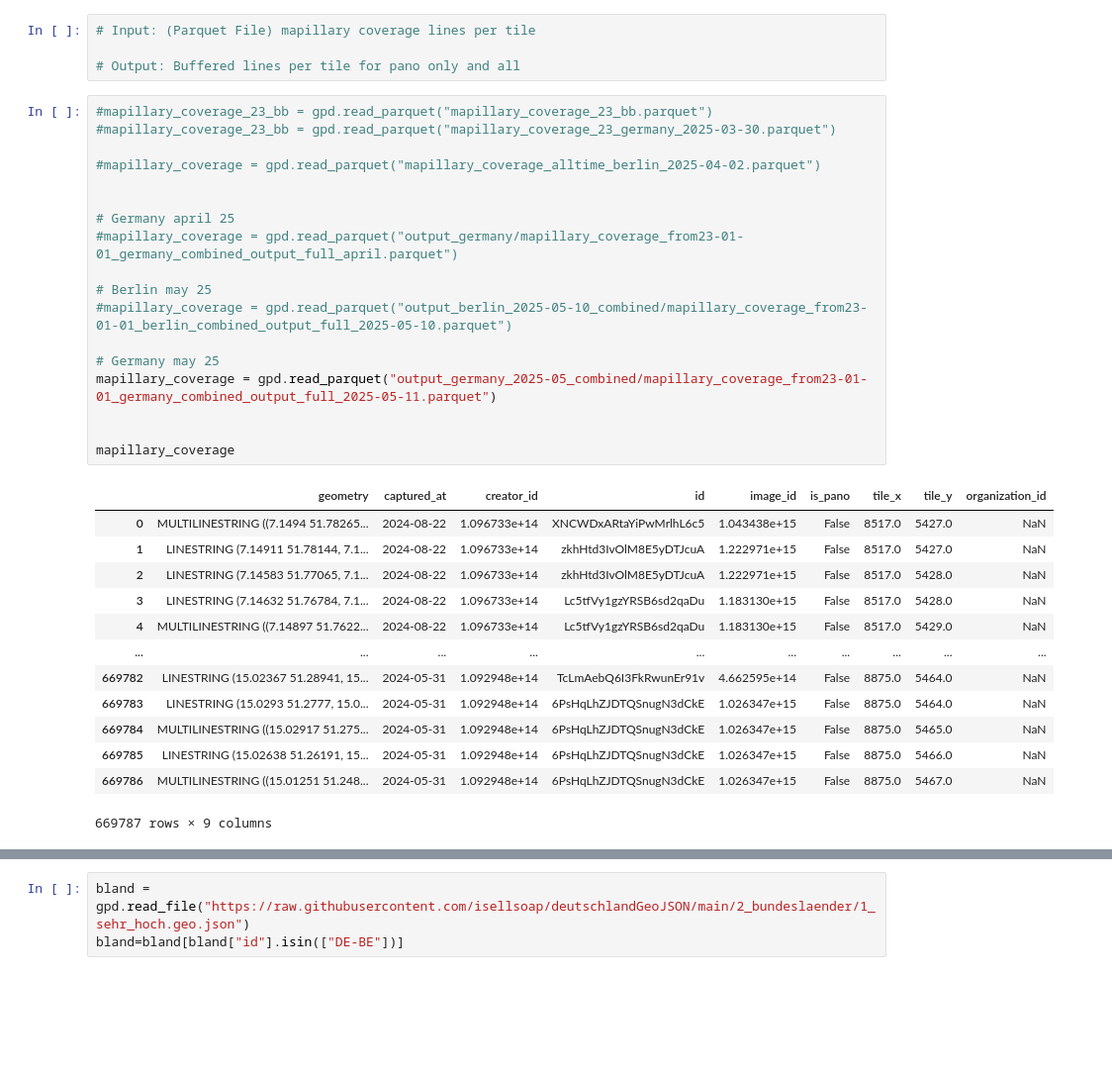
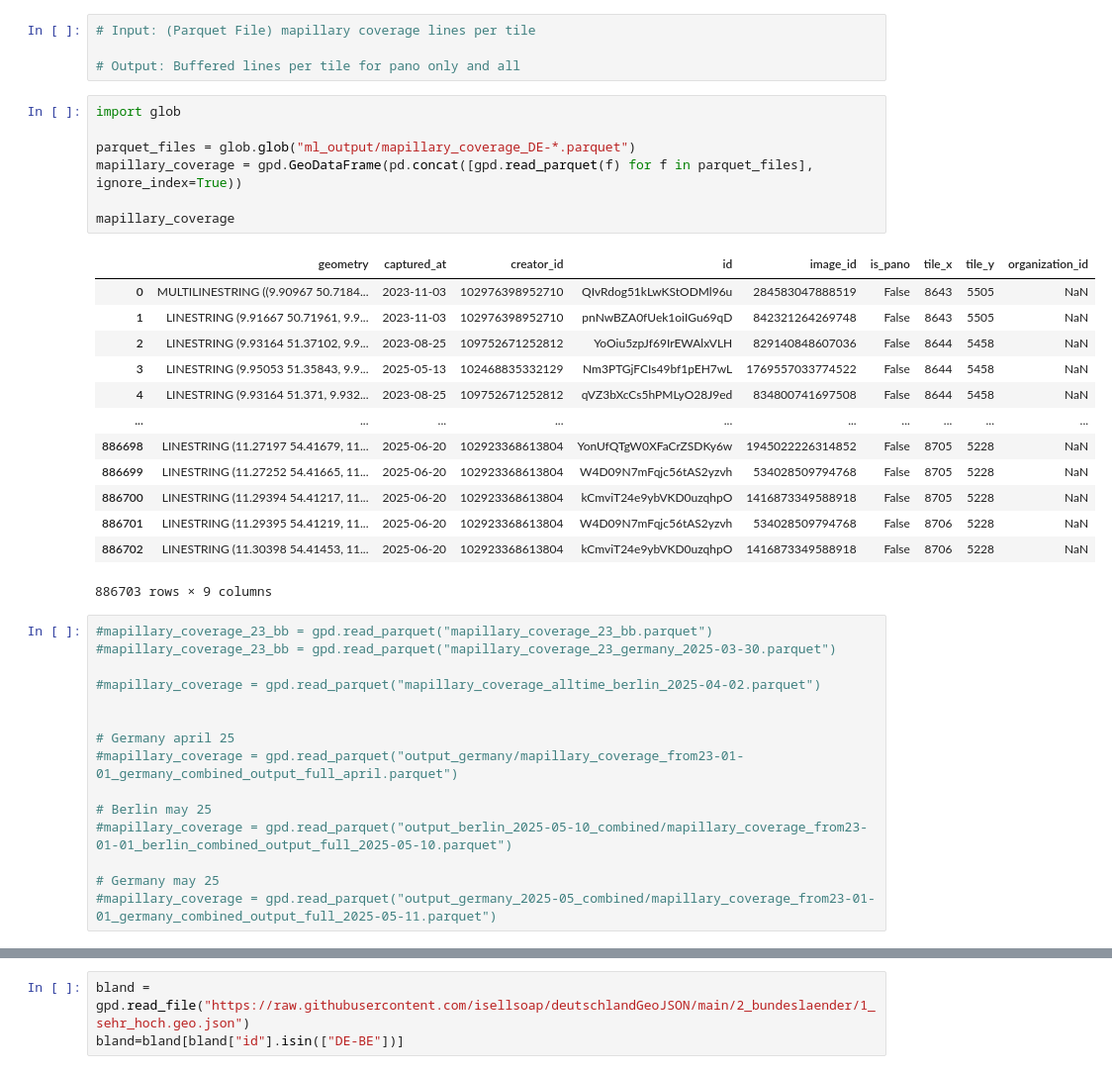
Before and after one commit to vizsim/mapillary_coverage, a Jupyter notebook: 2_create_buffer_coverage.ipynb, the cells around one changed output, grey strips where cells are left out. Shown at 99% size. Drawn from its saved outputs; the diff is of its cells as text; blank space fills up the shorter version.

```diff
--- a/2_create_buffer_coverage.ipynb
+++ b/2_create_buffer_coverage.ipynb
@@ -8,6 +8,27 @@ import matplotlib.pyplot as plt
 # Input: (Parquet File) mapillary coverage lines per tile
 
 # Output: Buffered lines per tile for pano only and all
+# %%
+import glob
+
+parquet_files = glob.glob("ml_output/mapillary_coverage_DE-*.parquet")
+mapillary_coverage = gpd.GeoDataFrame(pd.concat([gpd.read_parquet(f) for f in parquet_files], ignore_index=True))
+
+mapillary_coverage
+# %% [output]
+|  | geometry | captured_at | creator_id | id | image_id | is_pano | tile_x | tile_y | organization_id |
+| 0 | MULTILINESTRING ((9.90967 50.7184... | 2023-11-03 | 102976398952710 | QIvRdog51kLwKStODMl96u | 284583047888519 | False | 8643 | 5505 | NaN |
+| 1 | LINESTRING (9.91667 50.71961, 9.9... | 2023-11-03 | 102976398952710 | pnNwBZA0fUek1oiIGu69qD | 842321264269748 | False | 8643 | 5505 | NaN |
+| 2 | LINESTRING (9.93164 51.37102, 9.9... | 2023-08-25 | 109752671252812 | YoOiu5zpJf69IrEWAlxVLH | 829140848607036 | False | 8644 | 5458 | NaN |
+| 3 | LINESTRING (9.95053 51.35843, 9.9... | 2025-05-13 | 102468835332129 | Nm3PTGjFCIs49bf1pEH7wL | 1769557033774522 | False | 8644 | 5458 | NaN |
+| 4 | LINESTRING (9.93164 51.371, 9.932... | 2023-08-25 | 109752671252812 | qVZ3bXcCs5hPMLyO28J9ed | 834800741697508 | False | 8644 | 5458 | NaN |
+| ... | ... | ... | ... | ... | ... | ... | ... | ... | ... |
+| 886698 | LINESTRING (11.27197 54.41679, 11... | 2025-06-20 | 102923368613804 | YonUfQTgW0XFaCrZSDKy6w | 1945022226314852 | False | 8705 | 5228 | NaN |
+| 886699 | LINESTRING (11.27252 54.41665, 11... | 2025-06-20 | 102923368613804 | W4D09N7mFqjc56tAS2yzvh | 534028509794768 | False | 8705 | 5228 | NaN |
+| 886700 | LINESTRING (11.29394 54.41217, 11... | 2025-06-20 | 102923368613804 | kCmviT24e9ybVKD0uzqhpO | 1416873349588918 | False | 8705 | 5228 | NaN |
+| 886701 | LINESTRING (11.29395 54.41219, 11... | 2025-06-20 | 102923368613804 | W4D09N7mFqjc56tAS2yzvh | 534028509794768 | False | 8706 | 5228 | NaN |
+| 886702 | LINESTRING (11.30398 54.41453, 11... | 2025-06-20 | 102923368613804 | kCmviT24e9ybVKD0uzqhpO | 1416873349588918 | False | 8706 | 5228 | NaN |
+886703 rows × 9 columns
 # %%
 #mapillary_coverage_23_bb = gpd.read_parquet("mapillary_coverage_23_bb.parquet")
 #mapillary_coverage_23_bb = gpd.read_parquet("mapillary_coverage_23_germany_2025-03-30.parquet")
@@ -22,24 +43,7 @@ import matplotlib.pyplot as plt
 #mapillary_coverage = gpd.read_parquet("output_berlin_2025-05-10_combined/mapillary_coverage_from23-01-01_berlin_combined_output_full_2025-05-10.parquet")
 
 # Germany may 25
-mapillary_coverage = gpd.read_parquet("output_germany_2025-05_combined/mapillary_coverage_from23-01-01_germany_combined_output_full_2025-05-11.parquet")
-
-
-mapillary_coverage
+#mapillary_coverage = gpd.read_parquet("output_germany_2025-05_combined/mapillary_coverage_from23-01-01_germany_combined_output_full_2025-05-11.parquet")
-# %% [output]
-|  | geometry | captured_at | creator_id | id | image_id | is_pano | tile_x | tile_y | organization_id |
-| 0 | MULTILINESTRING ((7.1494 51.78265... | 2024-08-22 | 1.096733e+14 | XNCWDxARtaYiPwMrlhL6c5 | 1.043438e+15 | False | 8517.0 | 5427.0 | NaN |
-| 1 | LINESTRING (7.14911 51.78144, 7.1... | 2024-08-22 | 1.096733e+14 | zkhHtd3IvOlM8E5yDTJcuA | 1.222971e+15 | False | 8517.0 | 5427.0 | NaN |
-| 2 | LINESTRING (7.14583 51.77065, 7.1... | 2024-08-22 | 1.096733e+14 | zkhHtd3IvOlM8E5yDTJcuA | 1.222971e+15 | False | 8517.0 | 5428.0 | NaN |
-| 3 | LINESTRING (7.14632 51.76784, 7.1... | 2024-08-22 | 1.096733e+14 | Lc5tfVy1gzYRSB6sd2qaDu | 1.183130e+15 | False | 8517.0 | 5428.0 | NaN |
-| 4 | MULTILINESTRING ((7.14897 51.7622... | 2024-08-22 | 1.096733e+14 | Lc5tfVy1gzYRSB6sd2qaDu | 1.183130e+15 | False | 8517.0 | 5429.0 | NaN |
-| ... | ... | ... | ... | ... | ... | ... | ... | ... | ... |
-| 669782 | LINESTRING (15.02367 51.28941, 15... | 2024-05-31 | 1.092948e+14 | TcLmAebQ6I3FkRwunEr91v | 4.662595e+14 | False | 8875.0 | 5464.0 | NaN |
-| 669783 | LINESTRING (15.0293 51.2777, 15.0... | 2024-05-31 | 1.092948e+14 | 6PsHqLhZJDTQSnugN3dCkE | 1.026347e+15 | False | 8875.0 | 5464.0 | NaN |
-| 669784 | MULTILINESTRING ((15.02917 51.275... | 2024-05-31 | 1.092948e+14 | 6PsHqLhZJDTQSnugN3dCkE | 1.026347e+15 | False | 8875.0 | 5465.0 | NaN |
-| 669785 | LINESTRING (15.02638 51.26191, 15... | 2024-05-31 | 1.092948e+14 | 6PsHqLhZJDTQSnugN3dCkE | 1.026347e+15 | False | 8875.0 | 5466.0 | NaN |
-| 669786 | MULTILINESTRING ((15.01251 51.248... | 2024-05-31 | 1.092948e+14 | 6PsHqLhZJDTQSnugN3dCkE | 1.026347e+15 | False | 8875.0 | 5467.0 | NaN |
-669787 rows × 9 columns
 # %%
 ax = mapillary_coverage.plot(column="is_pano", alpha=0.5, legend=True)
 #plt.title("No Time Filter: Both Pano and Non-Pano")
```
Also changed, not shown: parts of 13 cells of this notebook, 6 other files.
